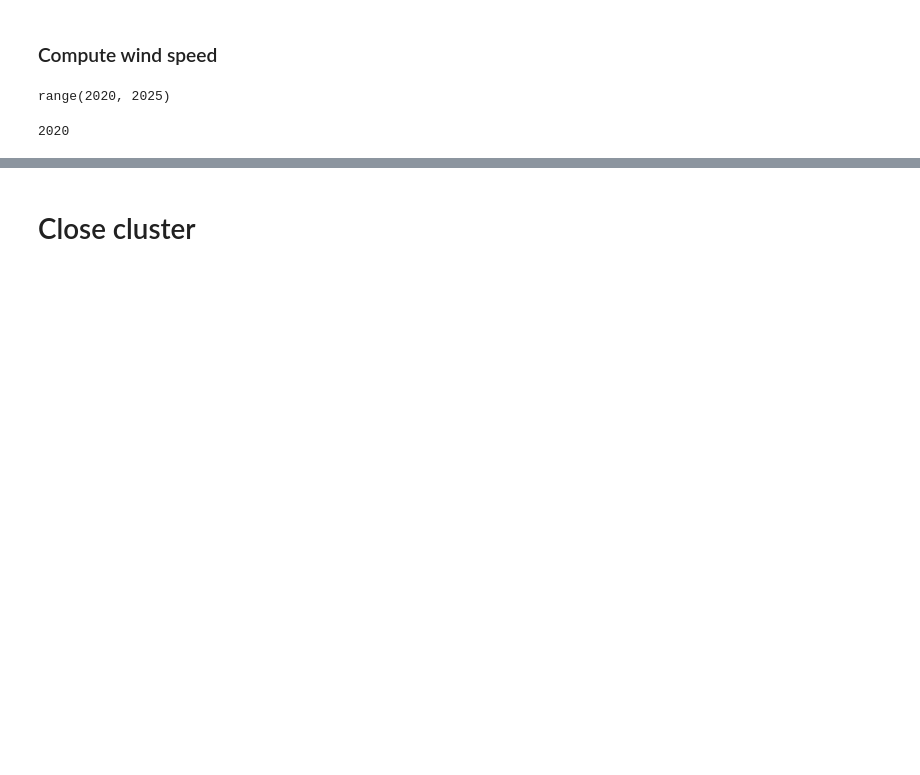
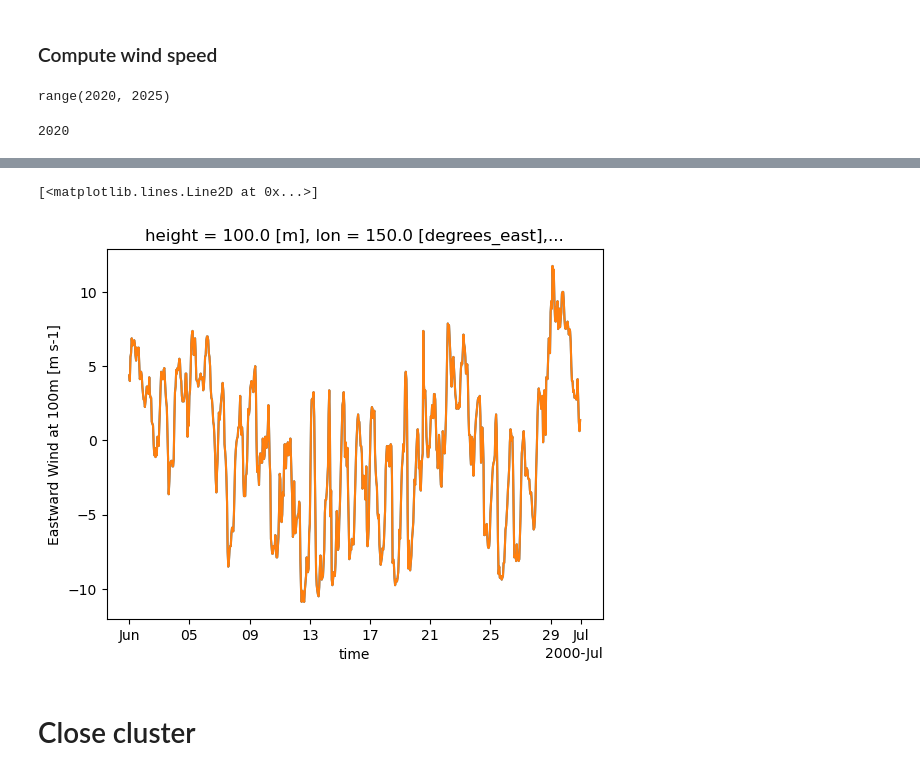
Before and after one commit to dougrichardson/wind_power_comparison, a Jupyter notebook: 01_BARRA-C2_20min_capacity_factor.ipynb, the cells around one changed output, grey strips where cells are left out. Drawn from its saved outputs; the diff is of its cells as text; code cells hidden in the pictures; blank space fills up the shorter version.

```diff
--- a/01_BARRA-C2_20min_capacity_factor.ipynb
+++ b/01_BARRA-C2_20min_capacity_factor.ipynb
@@ -205,3 +210,22 @@ for year in years[41:]:
+# %%
+u1hr = open_barra(
+    get_filename("ua"+height_str, "1hr", str(year), month),
+    lats,
+    lons
+)
+# %%
+lat = -30
+lon = 150
+# %%
+u20 = u20min.ua100m.sel(time=slice(None, None, 3)).sel(lat=lat, lon=lon, method="nearest").compute()
+# %%
+u1h = u1hr.ua100m.sel(lat=lat, lon=lon, method="nearest").compute()
+# %%
+u20.plot()
+u1h.plot()
+# %% [output]
+[<matplotlib.lines.Line2D at 0x...>]
+[figure, added]
 # %% [markdown]
 # Close cluster
 # %%
```
Also changed, not shown: parts of 12 cells of this notebook.
